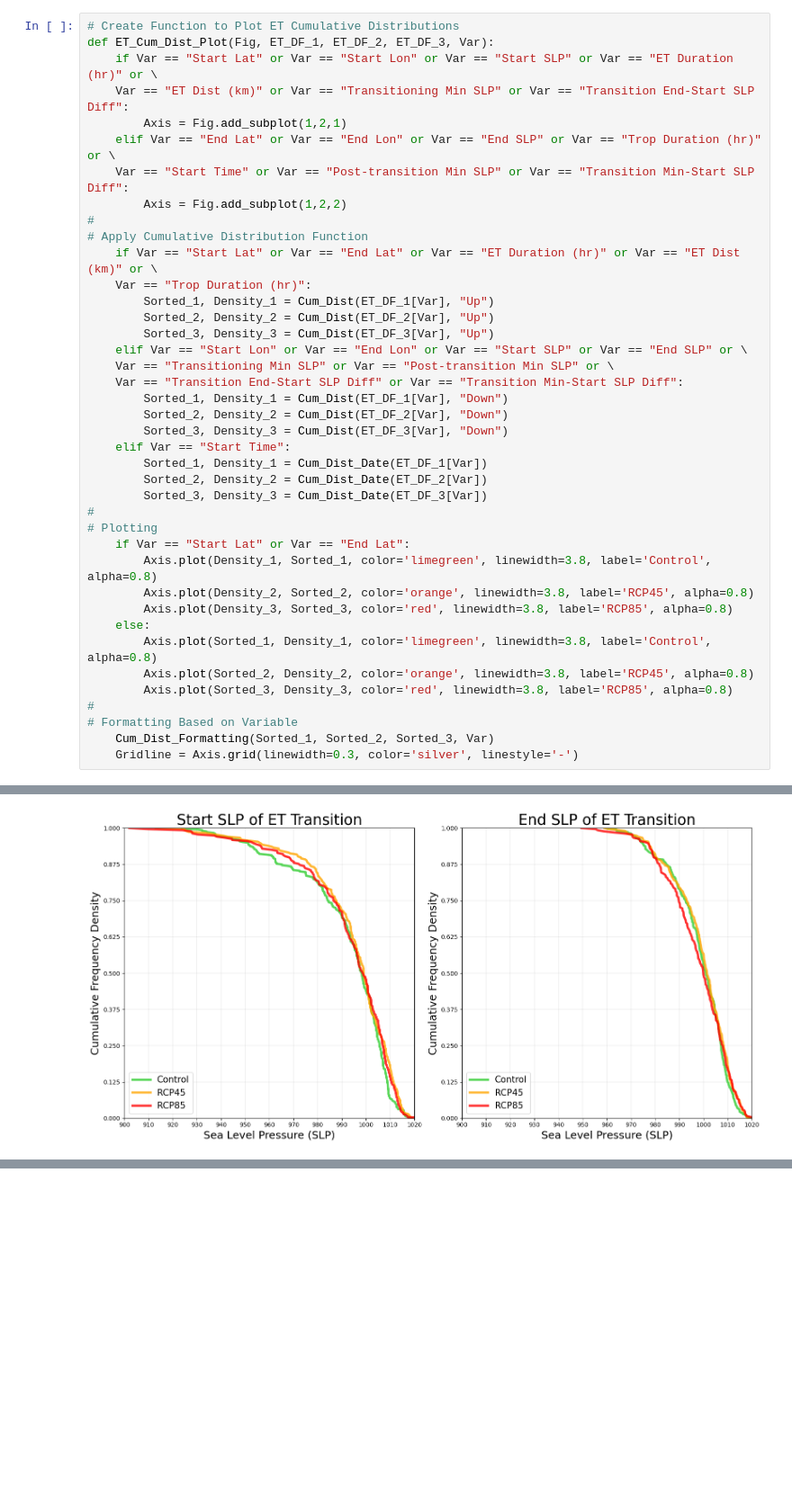
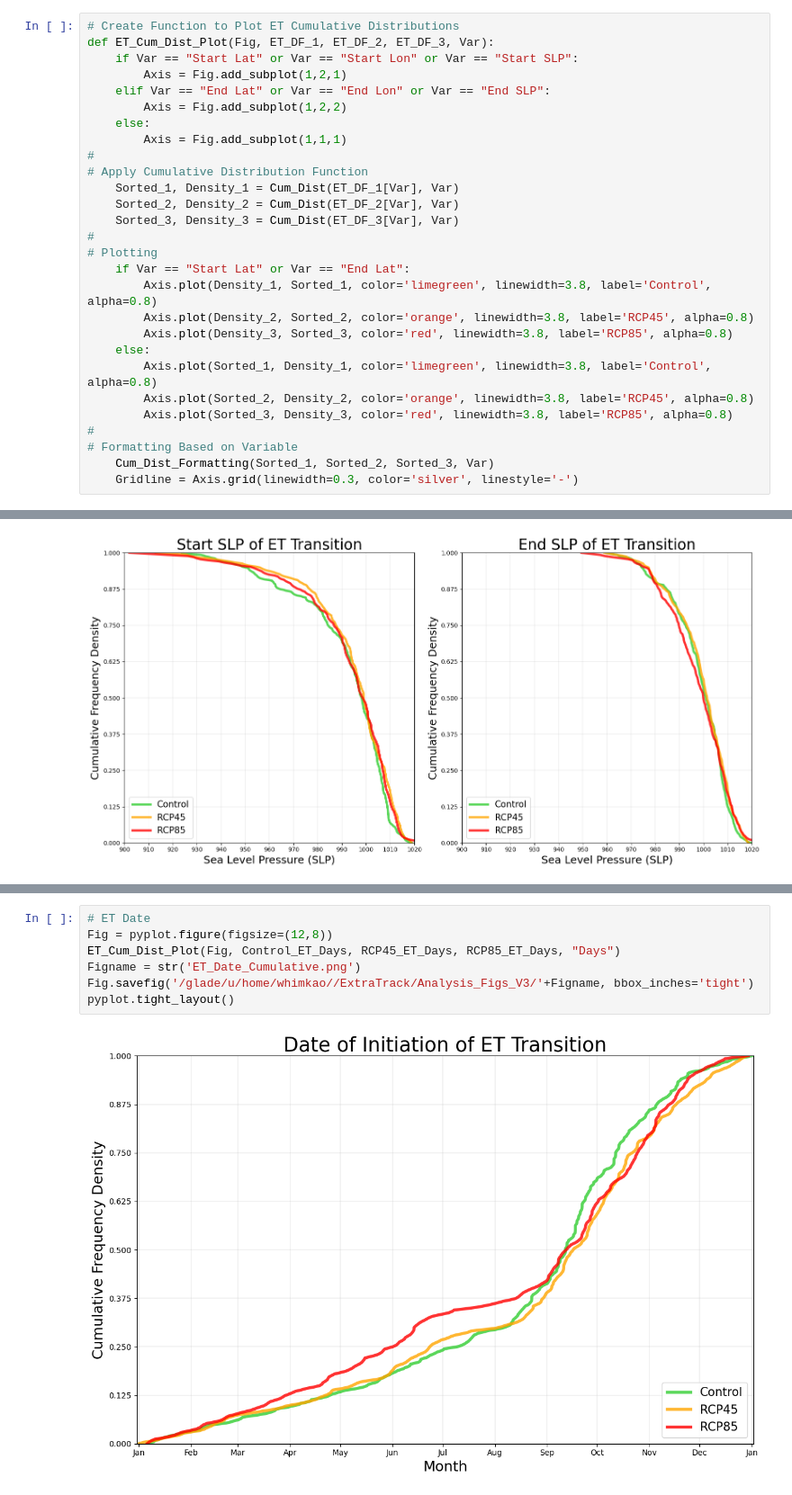
Before and after one commit to Luigi728/Penn_State_Research, a Jupyter notebook: RCP_Analysis_V3.4.ipynb, the cells around one changed output, grey strips where cells are left out. Shown at 90% size. Saved outputs shown, nothing was run; the diff lists cells and outputs as text; blank space fills up the shorter version.

```diff
--- a/RCP_Analysis_V3.4.ipynb
+++ b/RCP_Analysis_V3.4.ipynb
@@ -347,29 +353,17 @@ def Cum_Dist_Formatting(Vals_1, Vals_2, Vals_3, Var):
 # %%
 # Create Function to Plot ET Cumulative Distributions
 def ET_Cum_Dist_Plot(Fig, ET_DF_1, ET_DF_2, ET_DF_3, Var):
-    if Var == "Start Lat" or Var == "Start Lon" or Var == "Start SLP" or Var == "ET Duration (hr)" or \
-    Var == "ET Dist (km)" or Var == "Transitioning Min SLP" or Var == "Transition End-Start SLP Diff":
+    if Var == "Start Lat" or Var == "Start Lon" or Var == "Start SLP":
         Axis = Fig.add_subplot(1,2,1)
-    elif Var == "End Lat" or Var == "End Lon" or Var == "End SLP" or Var == "Trop Duration (hr)" or \
-    Var == "Start Time" or Var == "Post-transition Min SLP" or Var == "Transition Min-Start SLP Diff":
+    elif Var == "End Lat" or Var == "End Lon" or Var == "End SLP":
         Axis = Fig.add_subplot(1,2,2)
+    else:
+        Axis = Fig.add_subplot(1,1,1)
 #
 # Apply Cumulative Distribution Function
-    if Var == "Start Lat" or Var == "End Lat" or Var == "ET Duration (hr)" or Var == "ET Dist (km)" or \
-    Var == "Trop Duration (hr)":
-        Sorted_1, Density_1 = Cum_Dist(ET_DF_1[Var], "Up")
-        Sorted_2, Density_2 = Cum_Dist(ET_DF_2[Var], "Up")
-        Sorted_3, Density_3 = Cum_Dist(ET_DF_3[Var], "Up")
-    elif Var == "Start Lon" or Var == "End Lon" or Var == "Start SLP" or Var == "End SLP" or \
-    Var == "Transitioning Min SLP" or Var == "Post-transition Min SLP" or \
-    Var == "Transition End-Start SLP Diff" or Var == "Transition Min-Start SLP Diff":
-        Sorted_1, Density_1 = Cum_Dist(ET_DF_1[Var], "Down")
-        Sorted_2, Density_2 = Cum_Dist(ET_DF_2[Var], "Down")
-        Sorted_3, Density_3 = Cum_Dist(ET_DF_3[Var], "Down")
-    elif Var == "Start Time":
-        Sorted_1, Density_1 = Cum_Dist_Date(ET_DF_1[Var])
-        Sorted_2, Density_2 = Cum_Dist_Date(ET_DF_2[Var])
-        Sorted_3, Density_3 = Cum_Dist_Date(ET_DF_3[Var])
+    Sorted_1, Density_1 = Cum_Dist(ET_DF_1[Var], Var)
+    Sorted_2, Density_2 = Cum_Dist(ET_DF_2[Var], Var)
+    Sorted_3, Density_3 = Cum_Dist(ET_DF_3[Var], Var)
 #
 # Plotting
     if Var == "Start Lat" or Var == "End Lat":
@@ -972,0 +565,9 @@ TypeError: ET_Cum_Freq_Plot() takes 5 positional arguments but 6 were given
+# %%
+# ET Date
+Fig = pyplot.figure(figsize=(12,8))
+ET_Cum_Dist_Plot(Fig, Control_ET_Days, RCP45_ET_Days, RCP85_ET_Days, "Days")
+Figname = str('ET_Date_Cumulative.png')
+Fig.savefig('/glade/u/home/whimkao//ExtraTrack/Analysis_Figs_V3/'+Figname, bbox_inches='tight')
+pyplot.tight_layout()
+# %% [output]
+[figure, added]
```
Also changed, not shown: parts of 97 cells of this notebook, 2 other files.
